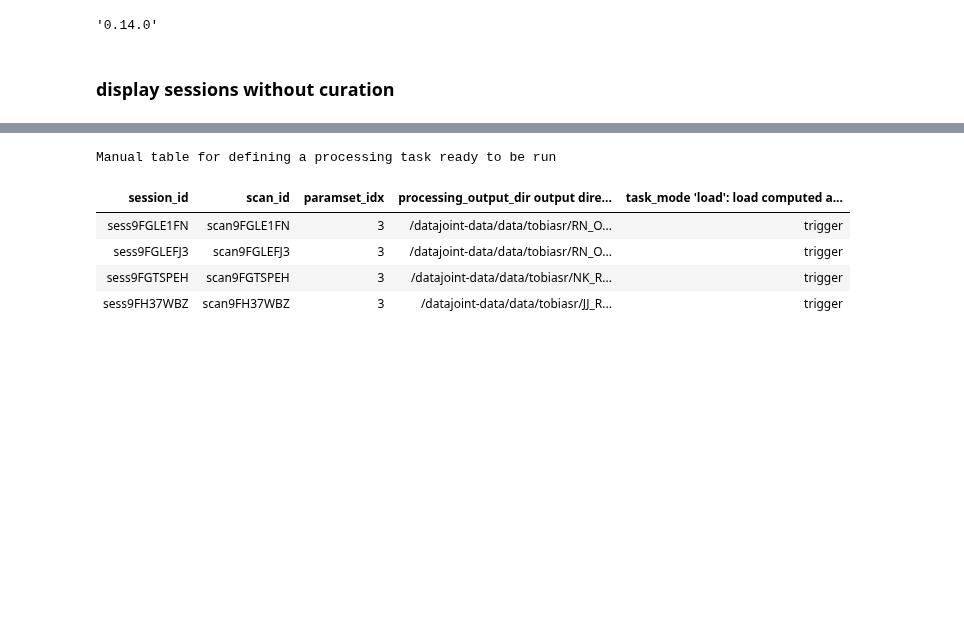
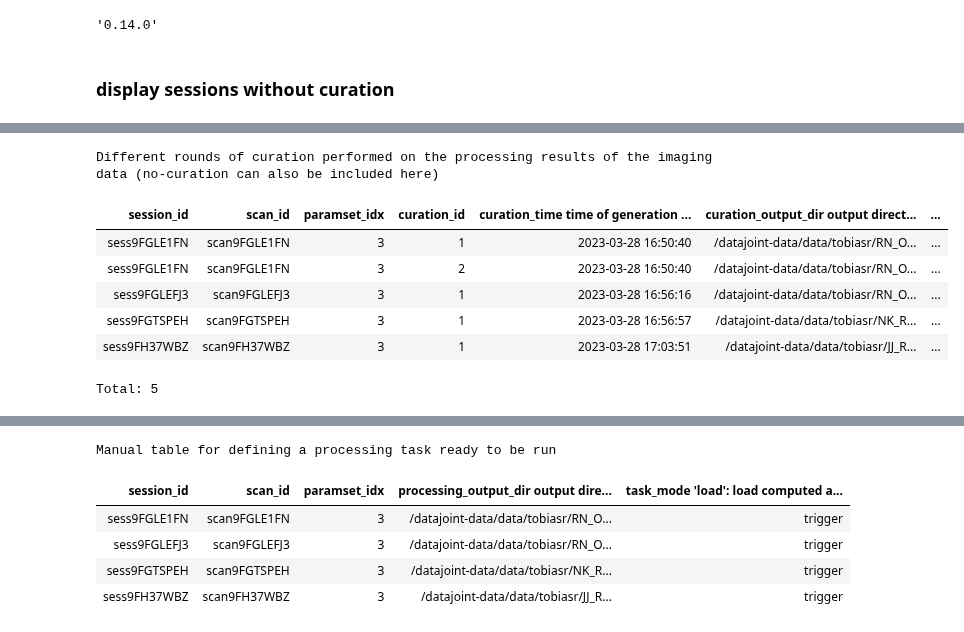
Before and after one commit to Gyepee/adamacs_jisooj, a Jupyter notebook: notebooks/11_troselab_LOCAL_s2p_curation.ipynb, the cells around one changed output, grey strips where cells are left out. Cells and saved outputs as stored; diff of their text form; code cells hidden in the pictures; blank space fills up the shorter version.

```diff
--- a/notebooks/11_troselab_LOCAL_s2p_curation.ipynb
+++ b/notebooks/11_troselab_LOCAL_s2p_curation.ipynb
@@ -30,3 +31,14 @@ Total: 4
+# %%
+imaging.Curation()
+# %% [output]
+Different rounds of curation performed on the processing results of the imaging data (no-curation can also be included here)
+| session_id | scan_id | paramset_idx | curation_id | curation_time time of generation ... | curation_output_dir output direct... | ... |
+| sess9FGLE1FN | scan9FGLE1FN | 3 | 1 | 2023-03-28 16:50:40 | /datajoint-data/data/tobiasr/RN_O... | ... |
+| sess9FGLE1FN | scan9FGLE1FN | 3 | 2 | 2023-03-28 16:50:40 | /datajoint-data/data/tobiasr/RN_O... | ... |
+| sess9FGLEFJ3 | scan9FGLEFJ3 | 3 | 1 | 2023-03-28 16:56:16 | /datajoint-data/data/tobiasr/RN_O... | ... |
+| sess9FGTSPEH | scan9FGTSPEH | 3 | 1 | 2023-03-28 16:56:57 | /datajoint-data/data/tobiasr/NK_R... | ... |
+| sess9FH37WBZ | scan9FH37WBZ | 3 | 1 | 2023-03-28 17:03:51 | /datajoint-data/data/tobiasr/JJ_R... | ... |
+Total: 5
 # %%
  imaging.Processing()
 # %% [output]
```
Also changed, not shown: parts of 4 cells of this notebook.
